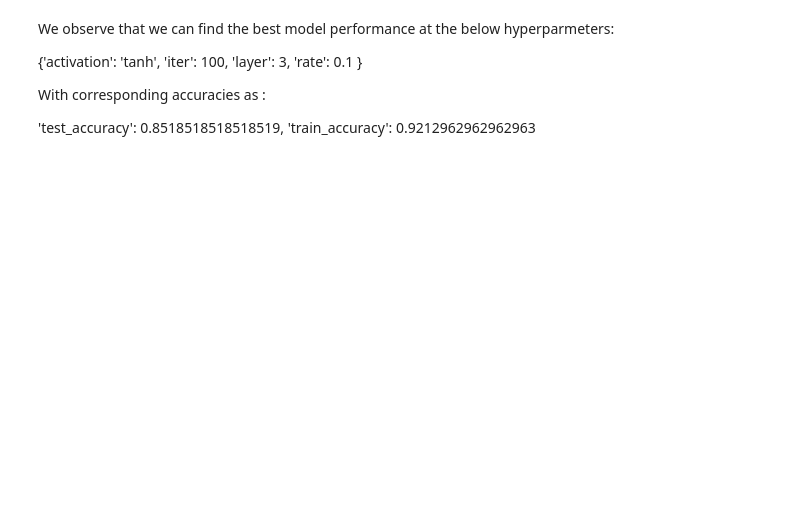
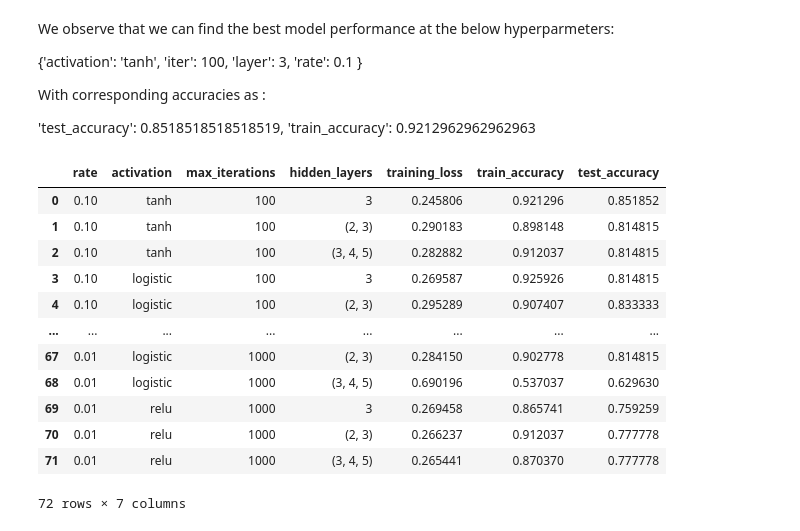
Before and after one commit to NeeteshDadwariya/CS6375, a Jupyter notebook: assignments/assignment2/notebook.ipynb, the cells around one changed output. Drawn from its saved outputs; the diff is of its cells as text; code cells hidden in the pictures; blank space fills up the shorter version.

```diff
--- a/assignments/assignment2/notebook.ipynb
+++ b/assignments/assignment2/notebook.ipynb
@@ -419,3 +426,20 @@ With corresponding accuracies as :
 
   'test_accuracy': 0.8518518518518519,
   'train_accuracy': 0.9212962962962963
+# %%
+#Showing final model params
+pd.DataFrame(model_params)
+# %% [output]
+|  | rate | activation | max_iterations | hidden_layers | training_loss | train_accuracy | test_accuracy |
+| 0 | 0.10 | tanh | 100 | 3 | 0.245806 | 0.921296 | 0.851852 |
+| 1 | 0.10 | tanh | 100 | (2, 3) | 0.290183 | 0.898148 | 0.814815 |
+| 2 | 0.10 | tanh | 100 | (3, 4, 5) | 0.282882 | 0.912037 | 0.814815 |
+| 3 | 0.10 | logistic | 100 | 3 | 0.269587 | 0.925926 | 0.814815 |
+| 4 | 0.10 | logistic | 100 | (2, 3) | 0.295289 | 0.907407 | 0.833333 |
+| ... | ... | ... | ... | ... | ... | ... | ... |
+| 67 | 0.01 | logistic | 1000 | (2, 3) | 0.284150 | 0.902778 | 0.814815 |
+| 68 | 0.01 | logistic | 1000 | (3, 4, 5) | 0.690196 | 0.537037 | 0.629630 |
+| 69 | 0.01 | relu | 1000 | 3 | 0.269458 | 0.865741 | 0.759259 |
+| 70 | 0.01 | relu | 1000 | (2, 3) | 0.266237 | 0.912037 | 0.777778 |
+| 71 | 0.01 | relu | 1000 | (3, 4, 5) | 0.265441 | 0.870370 | 0.777778 |
+72 rows × 7 columns
```
Also changed, not shown: parts of 8 cells of this notebook.
